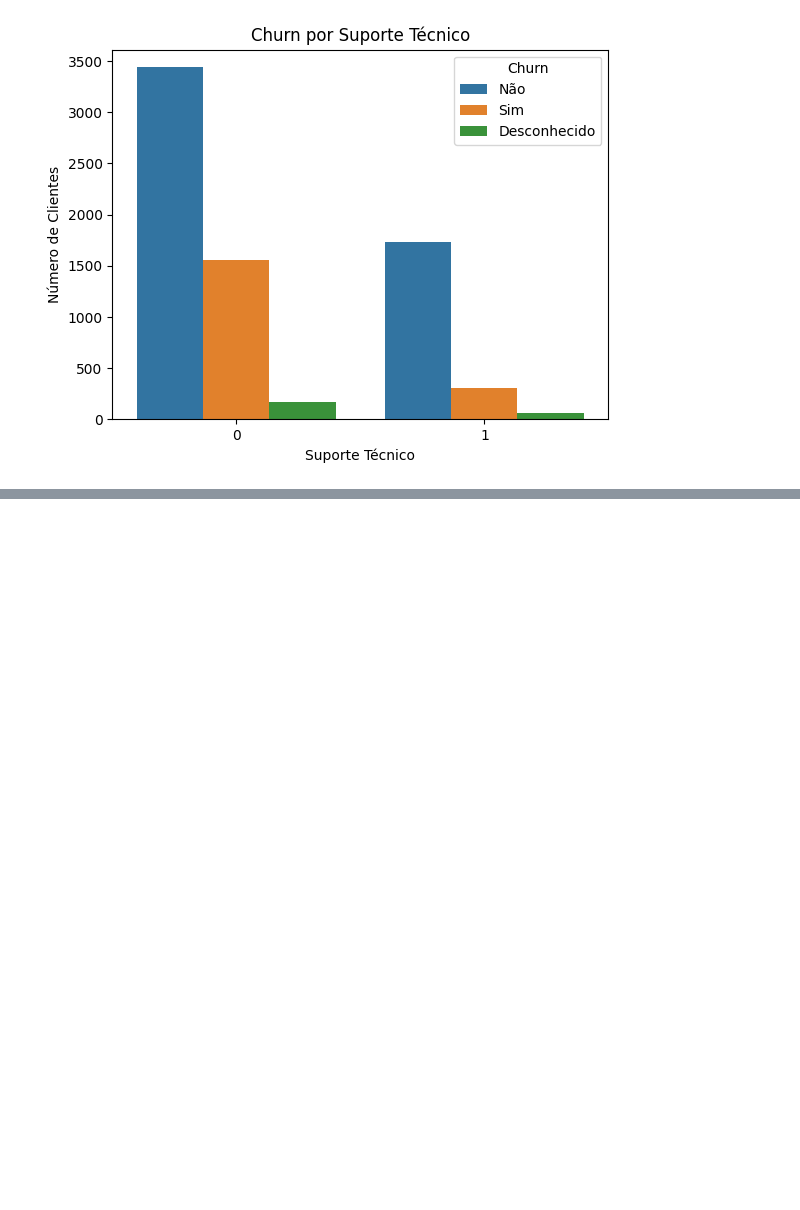
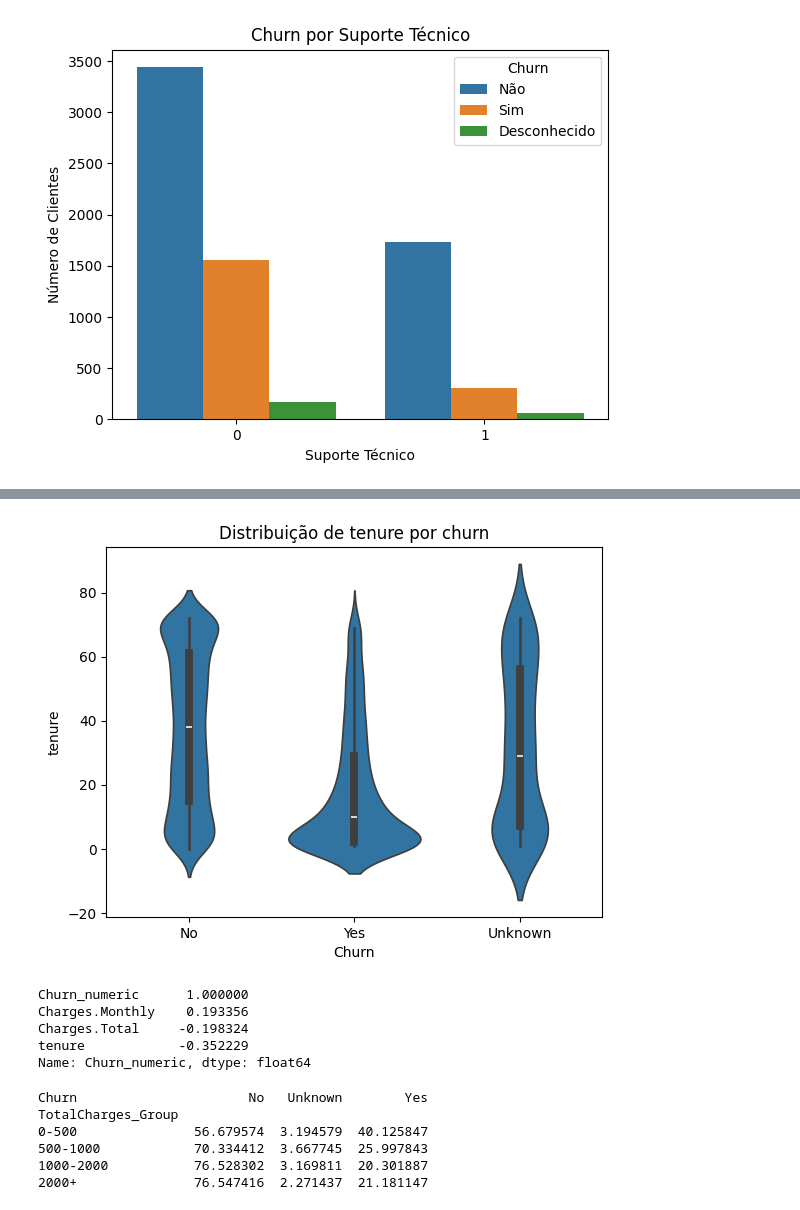
Before and after one commit to isenf/telecomx, a Jupyter notebook: Telecom_X.ipynb, the cells around one changed output, grey strips where cells are left out. Cells and saved outputs as stored; diff of their text form; code cells hidden in the pictures; blank space fills up the shorter version.

```diff
--- a/Telecom_X.ipynb
+++ b/Telecom_X.ipynb
@@ -346,0 +401,27 @@ TechSupport
+# %%
+sns.violinplot(data=df, x='Churn', y='tenure')
+plt.title('Distribuição de tenure por churn')
+plt.show()
+# %% [output]
+[figure, added]
+# %%
+correlation = df[['Charges.Total', 'tenure', 'Charges.Monthly', 'Churn_numeric']].corr()
+print(correlation['Churn_numeric'].sort_values(ascending=False))
+# %% [output]
+Churn_numeric      1.000000
+Charges.Monthly    0.193356
+Charges.Total     -0.198324
+tenure            -0.352229
+Name: Churn_numeric, dtype: float64
+# %%
+df['TotalCharges_Group'] = pd.cut(df['Charges.Total'], bins=[0, 500, 1000, 2000, 5000],
+                                 labels=['0-500', '500-1000', '1000-2000', '2000+'])
+churn_by_charges = df.groupby('TotalCharges_Group')['Churn'].value_counts(normalize=True).unstack() * 100
+print(churn_by_charges)
+# %% [output]
+Churn                      No   Unknown        Yes
+TotalCharges_Group
+0-500               56.679574  3.194579  40.125847
+500-1000            70.334412  3.667745  25.997843
+1000-2000           76.528302  3.169811  20.301887
+2000+               76.547416  2.271437  21.181147
```
Also changed, not shown: parts of 8 cells of this notebook.
